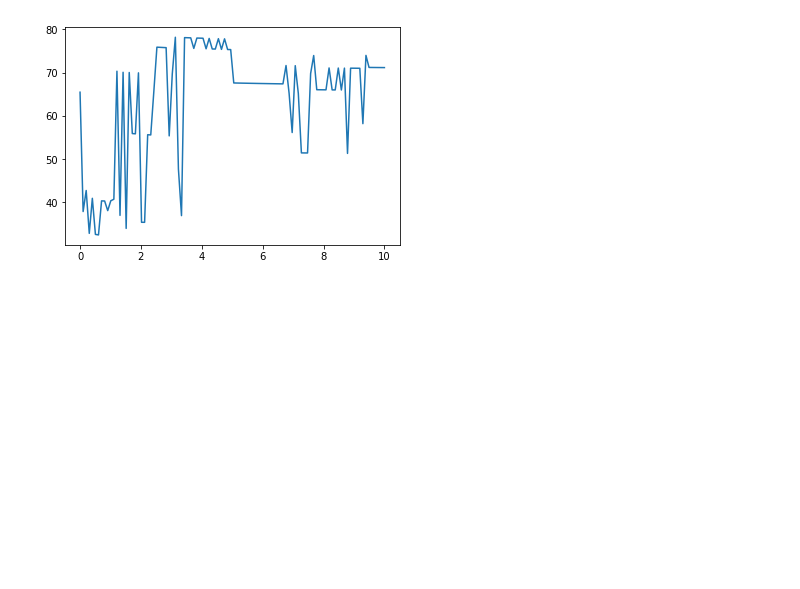
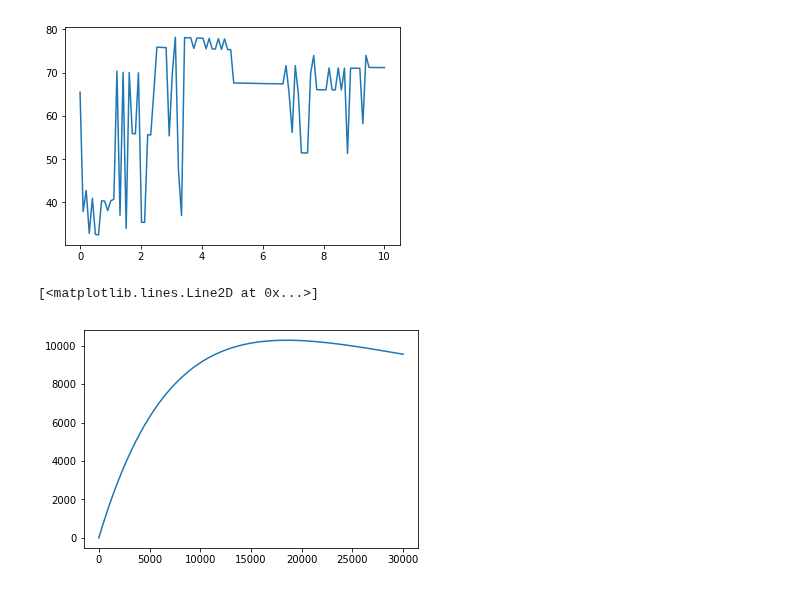
Before and after one commit to hstrey/FCS-simulations, a Jupyter notebook: photon count distribution likelihood.ipynb, the cells around one changed output. Saved outputs shown, nothing was run; the diff lists cells and outputs as text; code cells hidden in the pictures; blank space fills up the shorter version.

Commit message:
added correct likelihood

```diff
--- a/photon count distribution likelihood.ipynb
+++ b/photon count distribution likelihood.ipynb
@@ -56,3 +57,14 @@ plt.plot(flux,cdf_dt(flux))
   warnings.warn(msg, IntegrationWarning)
 [<matplotlib.lines.Line2D at 0x...>]
 [figure]
+# %%
+# lets try to calculate the likelihood
+# we assume that I_0 is 10,000 photons per second
+# so the average delta_t = 0.0001
+# it works - we have a maximum likelihood!
+intensity = np.linspace(0,30000,200)
+likelihood = p_dt(intensity*0.0001)*intensity
+plt.plot(intensity, likelihood)
+# %% [output]
+[<matplotlib.lines.Line2D at 0x...>]
+[figure, added]
```
Also changed, not shown: parts of 1 cell of this notebook, 1 other file.
